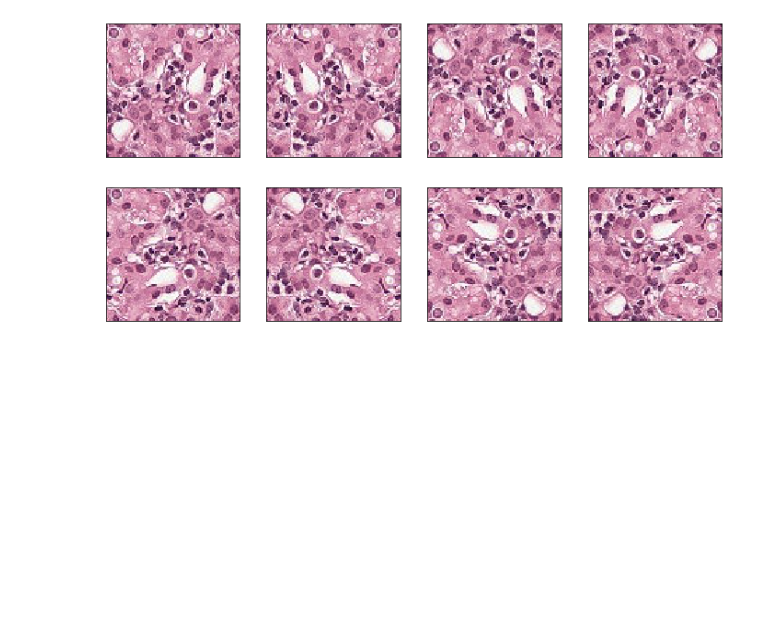
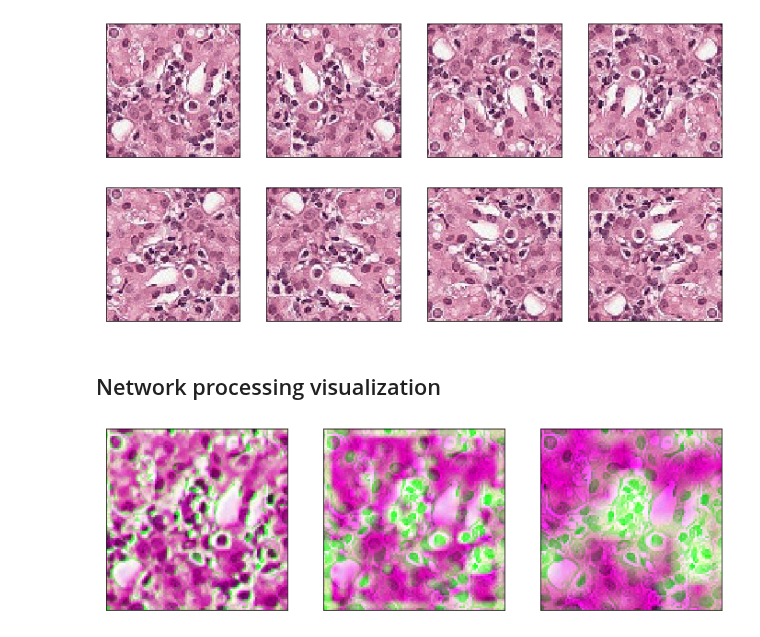
Before and after one commit to gabrielraya/Data-Mining, a Jupyter notebook: Project/illustrations.ipynb, the cells around one changed output. Drawn from its saved outputs; the diff is of its cells as text; code cells hidden in the pictures; blank space fills up the shorter version.

```diff
--- a/Project/illustrations.ipynb
+++ b/Project/illustrations.ipynb
@@ -21,3 +26,35 @@ plt.show()
 # %% [output]
 all 8 rotoflips of example image
 [figure]
+# %% [markdown]
+## Network processing visualization
+# %%
+standard_model = model.Standard(load_from='./model/standard.pth')
+equivariant_model = model.Equivariant(load_from='./model/equivariant.pth')
+# %%
+def plot_attention(model):
+    so_far = example_tensor
+    red = example_tensor[0, 0].detach().numpy()
+    blue = example_tensor[0, 2].detach().numpy()
+
+    fig, axes = plt.subplots(1, 3, figsize=(12, 16))
+    ax_id = 0
+    for layer in model.convolutional:
+        so_far = layer(so_far)
+
+        if layer.__class__ is torch.nn.ReLU:
+            attention = (so_far[0] ** 2).mean(dim=0).detach().numpy()
+            attention = resize(attention, red.shape)
+            attention = equalize_hist(attention)
+            plottable = np.moveaxis(np.stack((red, attention, blue)), 0, -1)
+
+            axes[ax_id].set_xticks([])
+            axes[ax_id].set_yticks([])
+            axes[ax_id].imshow(plottable)
+            ax_id += 1
+
+    plt.show()
+# %%
+plot_attention(standard_model)
+# %% [output]
+[figure, added]
```
Also changed, not shown: parts of 3 cells of this notebook.
